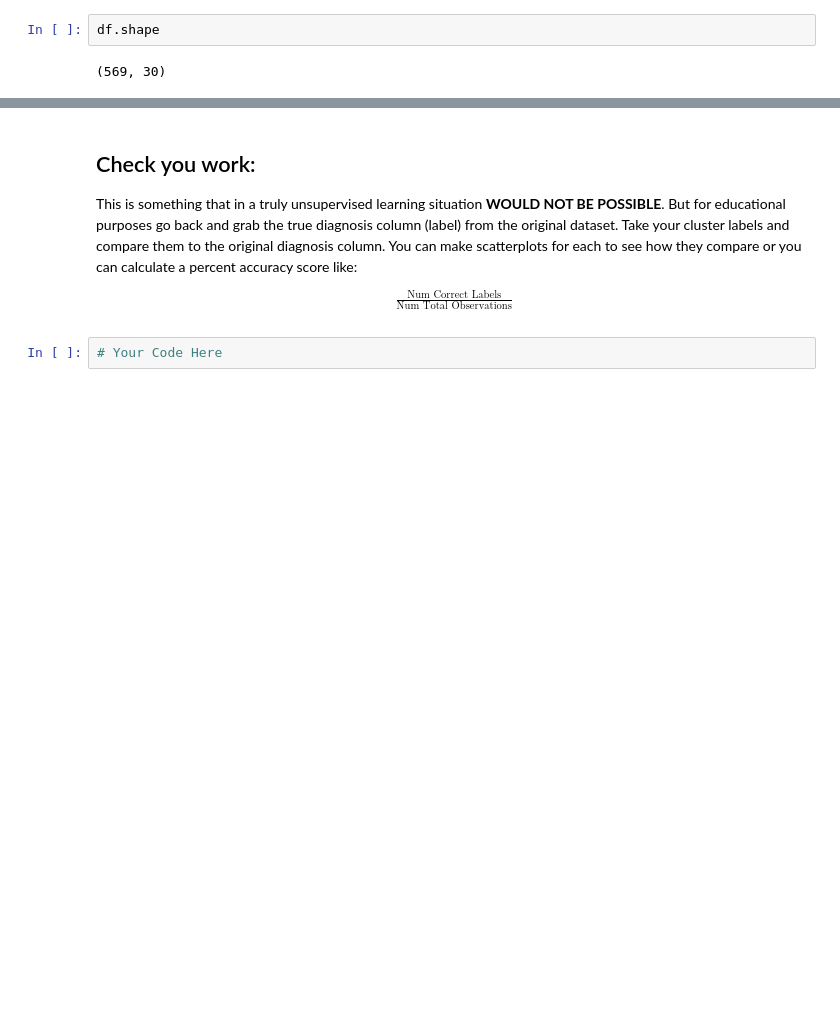
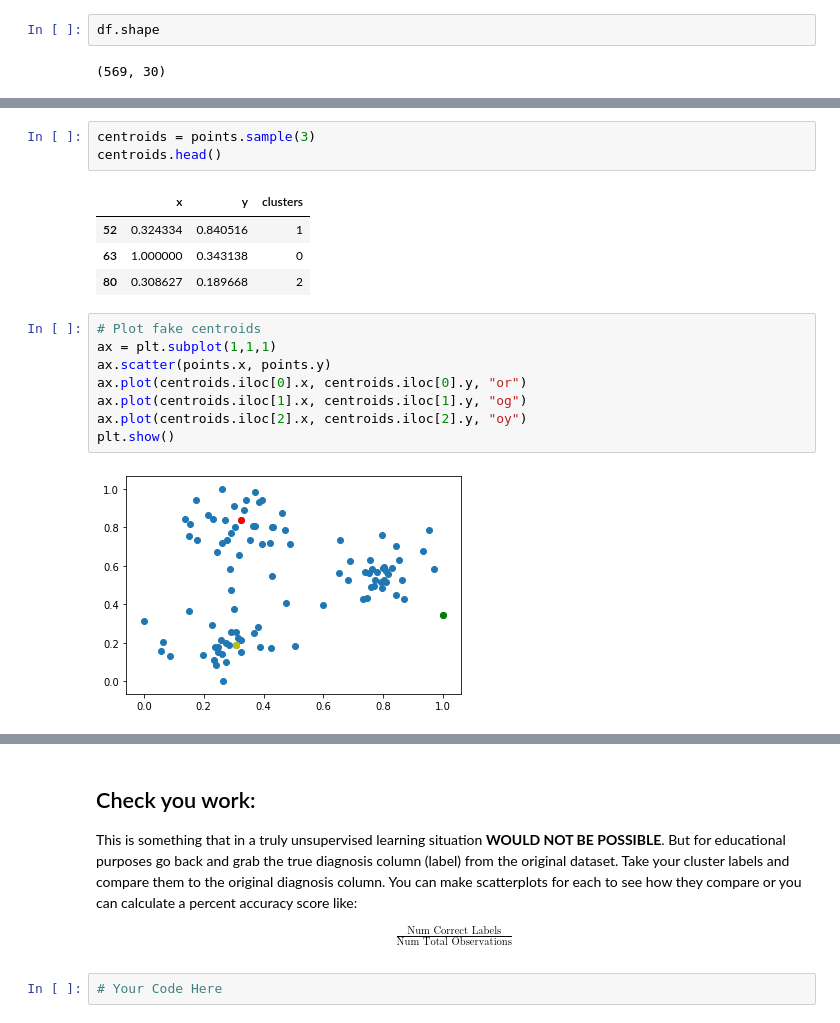
Before and after one commit to cardstud/DS-Unit-1-Sprint-3-Linear-Algebra, a Jupyter notebook: module4-clustering/LS_DS_134_Clustering_Assignment.ipynb, the cells around one changed output, grey strips where cells are left out. Saved outputs shown, nothing was run; the diff lists cells and outputs as text; blank space fills up the shorter version.

```diff
--- a/module4-clustering/LS_DS_134_Clustering_Assignment.ipynb
+++ b/module4-clustering/LS_DS_134_Clustering_Assignment.ipynb
@@ -168,0 +188,18 @@ plt.scatter(centroids[:, 0], centroids[:, 1], c='red', s=50)
+# %%
+centroids = points.sample(3)
+centroids.head()
+# %% [output]
+|  | x | y | clusters |
+| 52 | 0.324334 | 0.840516 | 1 |
+| 63 | 1.000000 | 0.343138 | 0 |
+| 80 | 0.308627 | 0.189668 | 2 |
+# %%
+# Plot fake centroids
+ax = plt.subplot(1,1,1)
+ax.scatter(points.x, points.y)
+ax.plot(centroids.iloc[0].x, centroids.iloc[0].y, "or")
+ax.plot(centroids.iloc[1].x, centroids.iloc[1].y, "og")
+ax.plot(centroids.iloc[2].x, centroids.iloc[2].y, "oy")
+plt.show()
+# %% [output]
+[figure, added]
```
Also changed, not shown: parts of 58 cells of this notebook.
